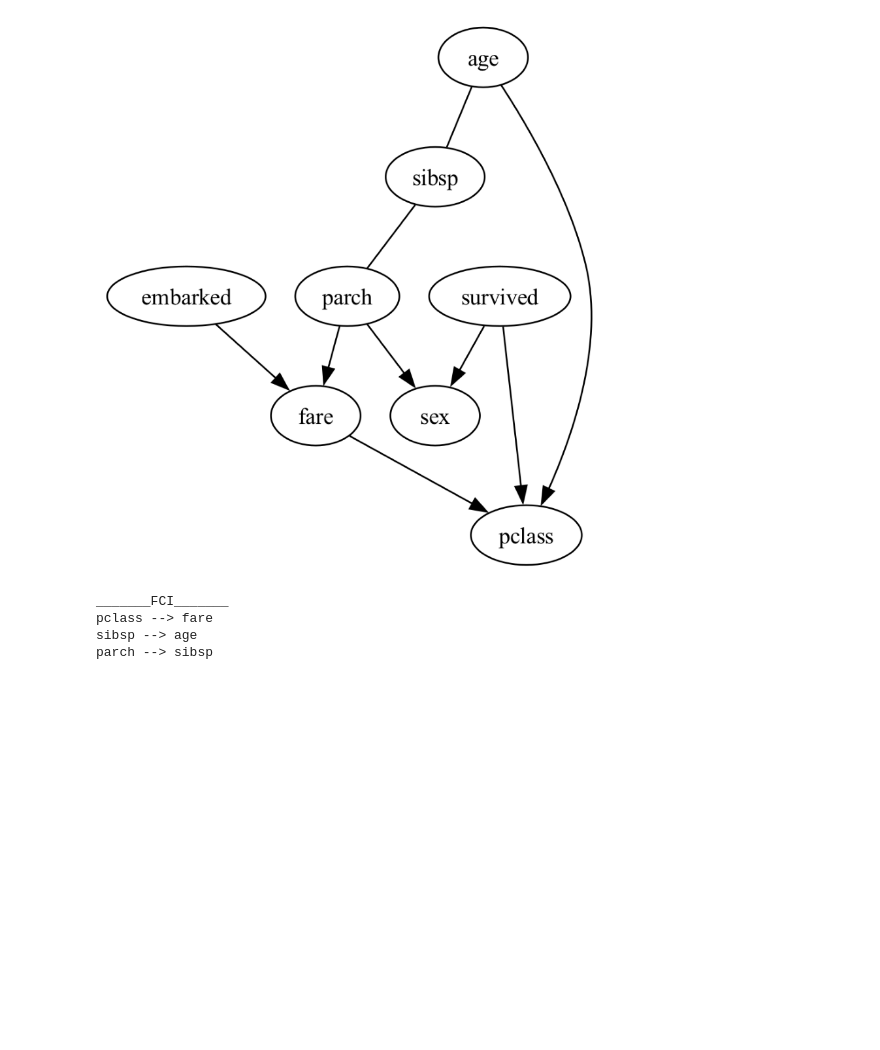
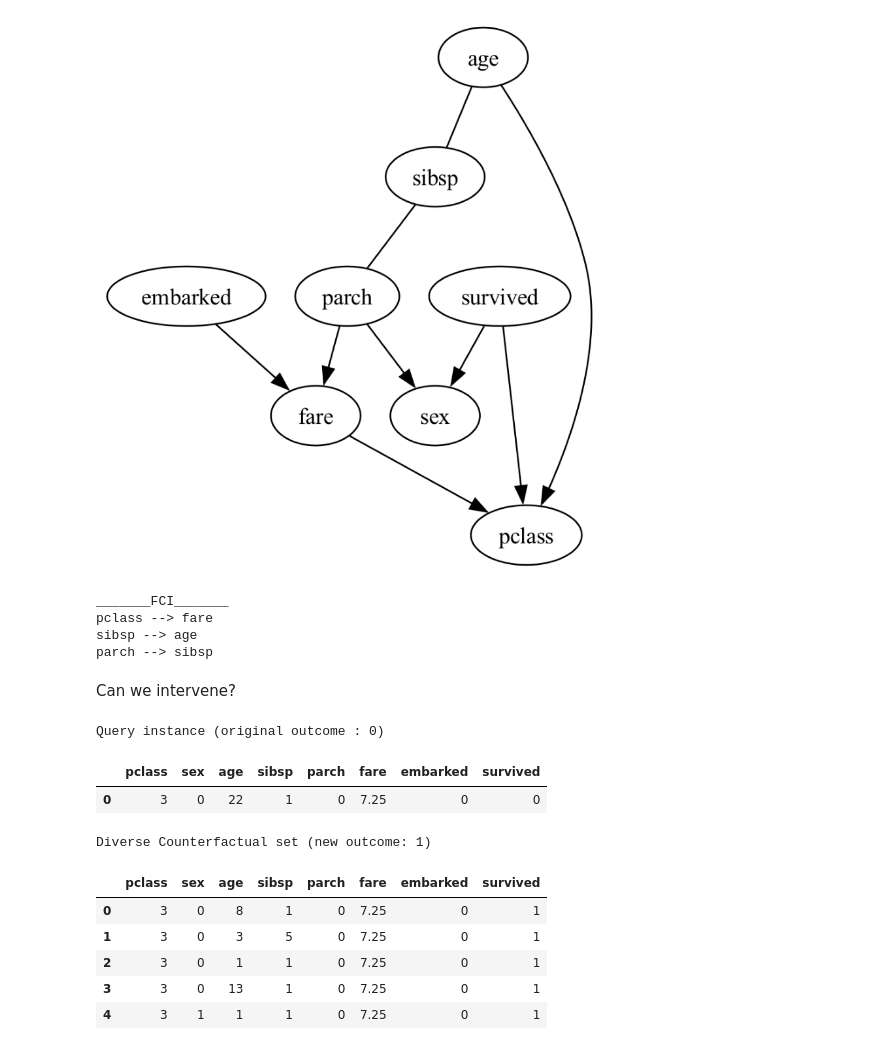
Before and after one commit to eigenhenry/experiments, a Jupyter notebook: titanic.ipynb, the cells around one changed output. Drawn from its saved outputs; the diff is of its cells as text; code cells hidden in the pictures; blank space fills up the shorter version.

```diff
--- a/titanic.ipynb
+++ b/titanic.ipynb
@@ -309,3 +313,46 @@ _______FCI_______
 pclass --> fare
 sibsp --> age
 parch --> sibsp
+# %% [markdown]
+Can we intervene?
+# %%
+import pandas as pd
+import dice_ml
+from sklearn.tree import DecisionTreeClassifier
+from sklearn.preprocessing import LabelEncoder
+
+
+subset = df[['pclass', 'sex', 'age', 'sibsp', 'parch', 'fare', 'embarked', 'survived']].dropna()
+for col in ['sex', 'embarked']:
+    subset[col] = LabelEncoder().fit_transform(subset[col])
+
+
+X = subset.drop('survived', axis=1)
+clf = DecisionTreeClassifier(max_depth=4, random_state=42).fit(X, subset['survived'])
+
+
+dice = dice_ml.Dice(
+    dice_ml.Data(dataframe=subset, continuous_features=['age', 'fare'], outcome_name='survived'),
+    dice_ml.Model(model=clf, backend="sklearn")
+)
+
+
+query = pd.DataFrame([[3, 0, 22, 1, 0, 7.25, 0]], columns=X.columns)
+dice_exp = dice.generate_counterfactuals(
+    query,
+    total_CFs=5,
+    desired_class="opposite",
+    features_to_vary=['sex', 'age', 'sibsp', 'parch', 'fare', 'embarked']
+)
+dice_exp.visualize_as_dataframe()
+# %% [output]
+Query instance (original outcome : 0)
+|  | pclass | sex | age | sibsp | parch | fare | embarked | survived |
+| 0 | 3 | 0 | 22 | 1 | 0 | 7.25 | 0 | 0 |
+Diverse Counterfactual set (new outcome: 1)
+|  | pclass | sex | age | sibsp | parch | fare | embarked | survived |
+| 0 | 3 | 0 | 8 | 1 | 0 | 7.25 | 0 | 1 |
+| 1 | 3 | 0 | 3 | 5 | 0 | 7.25 | 0 | 1 |
+| 2 | 3 | 0 | 1 | 1 | 0 | 7.25 | 0 | 1 |
+| 3 | 3 | 0 | 13 | 1 | 0 | 7.25 | 0 | 1 |
+| 4 | 3 | 1 | 1 | 1 | 0 | 7.25 | 0 | 1 |
```
Also changed, not shown: parts of 4 cells of this notebook.
